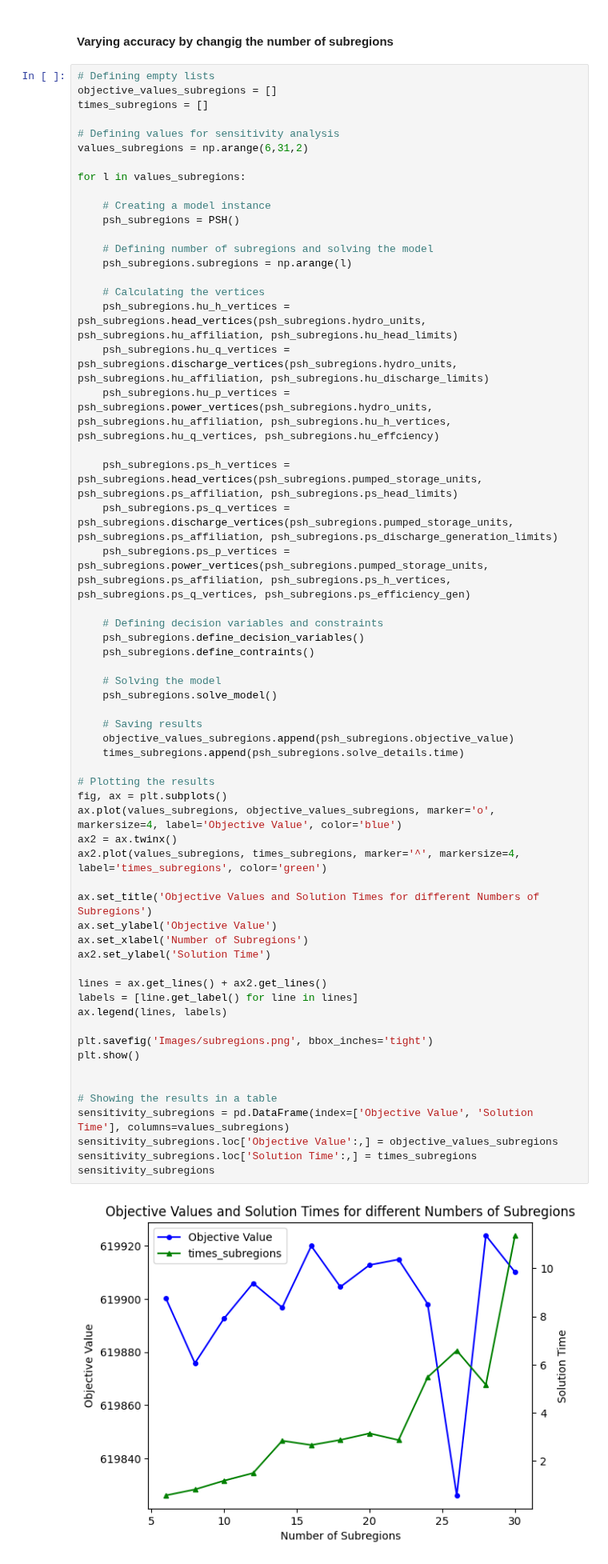
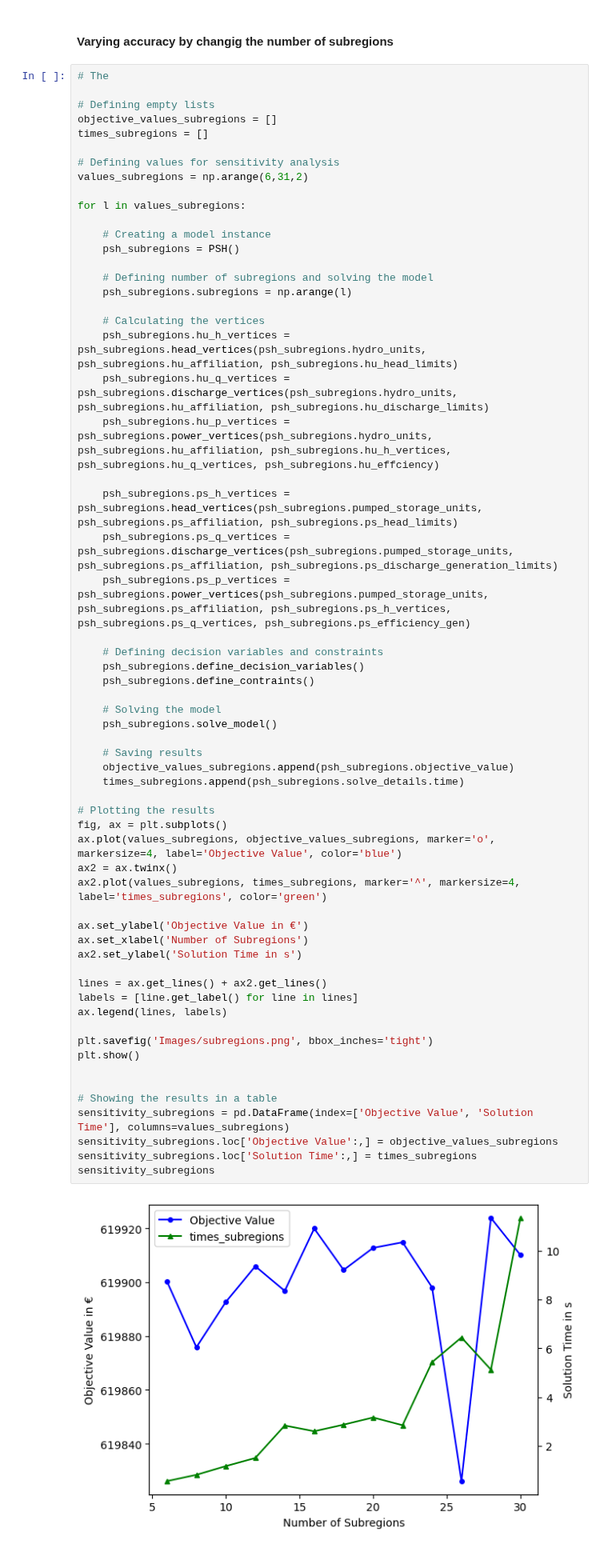
Before and after one commit to FredericWeiss/Seminar-Thesis, a Jupyter notebook: psh.ipynb, the cells around one changed output. Shown at 80% size. Cells and saved outputs as stored; diff of their text form.

```diff
--- a/psh.ipynb
+++ b/psh.ipynb
@@ -858,6 +894,8 @@ plt.savefig('Images/Volume.png', bbox_inches='tight')
 # %% [markdown]
 #### Varying accuracy by changig the number of subregions
 # %%
+# The
+
 # Defining empty lists
 objective_values_subregions = []
 times_subregions = []
@@ -888,36 +926,35 @@ for l in values_subregions:
 
     # Solving the model
     psh_subregions.solve_model()
 
     # Saving results
     objective_values_subregions.append(psh_subregions.objective_value)
     times_subregions.append(psh_subregions.solve_details.time)
 
 # Plotting the results
 fig, ax = plt.subplots()
 ax.plot(values_subregions, objective_values_subregions, marker='o', markersize=4, label='Objective Value', color='blue')
 ax2 = ax.twinx()
 ax2.plot(values_subregions, times_subregions, marker='^', markersize=4, label='times_subregions', color='green')
 
-ax.set_title('Objective Values and Solution Times for different Numbers of Subregions')
-ax.set_ylabel('Objective Value')
+ax.set_ylabel('Objective Value in €')
 ax.set_xlabel('Number of Subregions')
-ax2.set_ylabel('Solution Time')
+ax2.set_ylabel('Solution Time in s')
 
 lines = ax.get_lines() + ax2.get_lines()
 labels = [line.get_label() for line in lines]
 ax.legend(lines, labels)
 
 plt.savefig('Images/subregions.png', bbox_inches='tight')
 plt.show()
 
 
 # Showing the results in a table
 sensitivity_subregions = pd.DataFrame(index=['Objective Value', 'Solution Time'], columns=values_subregions)
 sensitivity_subregions.loc['Objective Value':,] = objective_values_subregions
 sensitivity_subregions.loc['Solution Time':,] = times_subregions
 sensitivity_subregions
 # %% [output]
-[figure, old version]
+[figure, new version]
 |  | 6 | 8 | 10 | 12 | 14 | 16 | 18 | 20 | 22 | 24 | 26 | ... |
 | Objective Value | 619900.296862 | 619875.830259 | 619892.644297 | 619905.906472 | 619896.76242 | 619919.898743 | 619904.519292 | 619912.726278 | 619914.814276 | 619898.079688 | 619826.120911 | ... |
```
Also changed, not shown: parts of 16 cells of this notebook, 11 other files.
